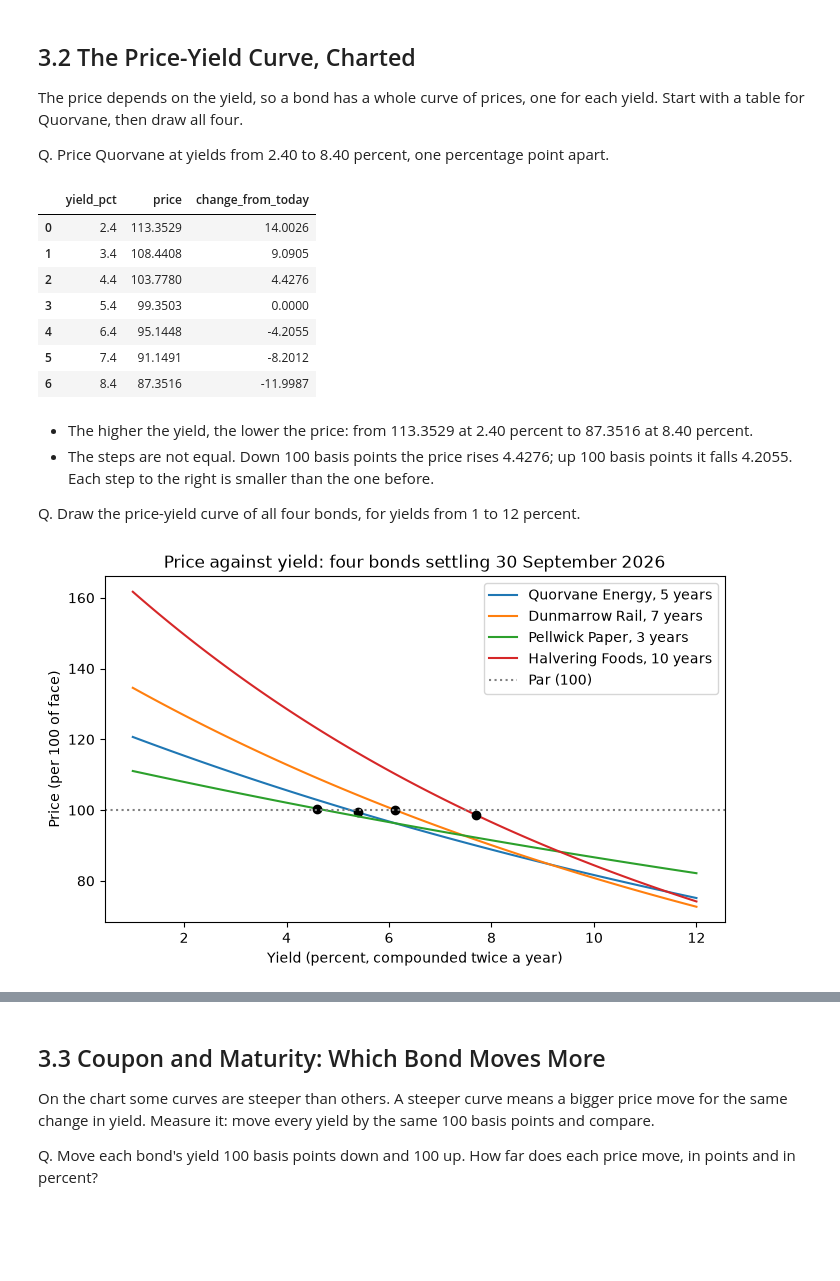
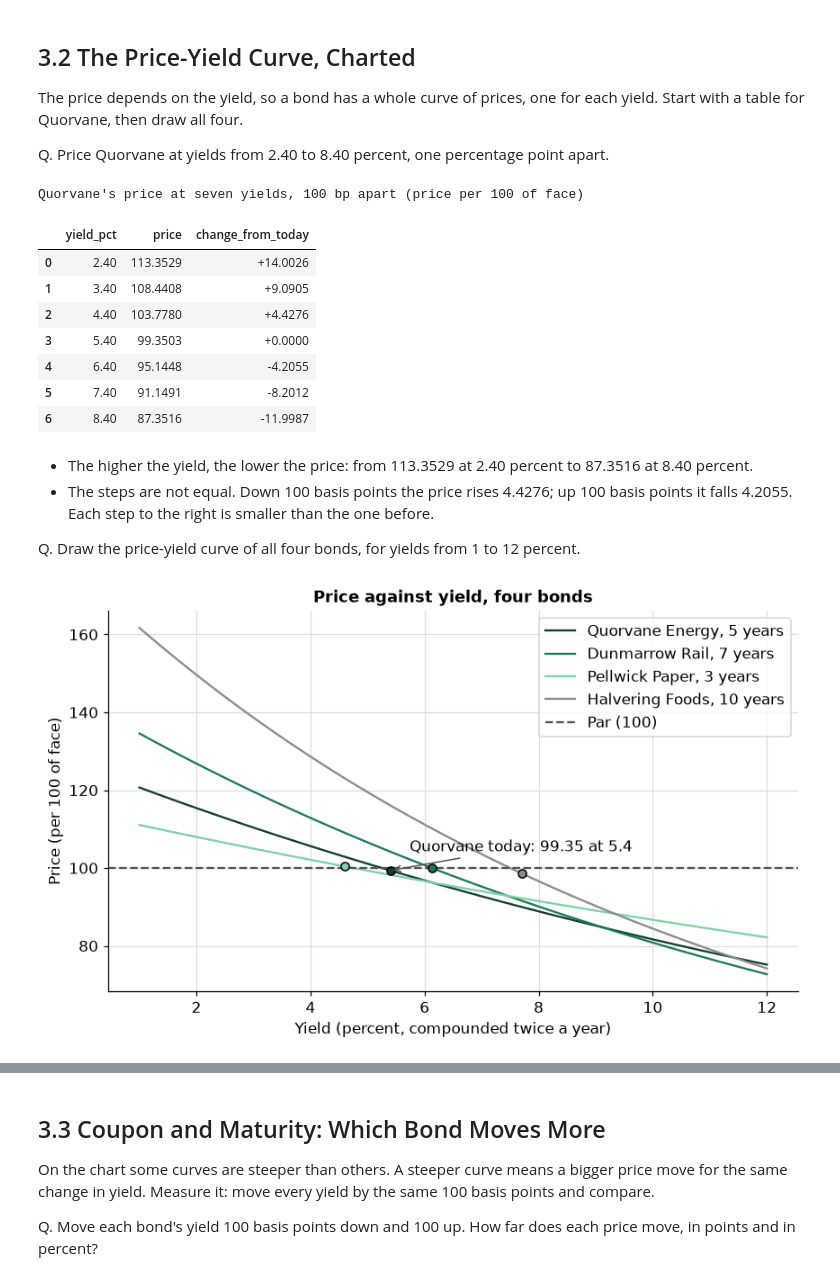
Before and after one commit to lenamonj/python-fixed-income, a Jupyter notebook: course2_bond_math/week1/day3/03_the_price_yield_relationship.ipynb, the cells around one changed output, grey strips where cells are left out. Drawn from its saved outputs; the diff is of its cells as text; code cells hidden in the pictures; blank space fills up the shorter version.

```diff
--- a/course2_bond_math/week1/day3/03_the_price_yield_relationship.ipynb
+++ b/course2_bond_math/week1/day3/03_the_price_yield_relationship.ipynb
@@ -70,6 +71,23 @@ import urllib.request
 from pathlib import Path
 
 import pandas as pd
+
+# the course's chart style, set once here so every chart in the notebook looks the same
+import matplotlib.pyplot as plt
+
+plt.rcParams.update({
+    "figure.figsize": (9, 5),          # width and height of a chart, in inches
+    "figure.dpi": 110,                 # sharpness on screen
+    "font.size": 11,
+    "axes.titlesize": 12,
+    "axes.titleweight": "bold",
+    # the course greens, then a grey, for the first four lines or bars of a chart
+    "axes.prop_cycle": plt.cycler(color=["#123d2f", "#1c7a57", "#7fd1a8", "#8c8c8c"]),
+    "axes.grid": True,                 # light gridlines, as in an Excel chart
+    "grid.color": "#dddddd",
+    "axes.spines.top": False,          # no box line above or to the right of the plot
+    "axes.spines.right": False,
+})
 
 # pytest runs the tests. A Colab runtime may not have it.
 try:
@@ -483,16 +532,22 @@ grid["price"] = [bondmath.price_from_yield(quorvane["coupon_pct"], y, quorvane["
 
 # the move from today's price, in points per 100 of face
 grid["change_from_today"] = grid["price"] - quorvane["price"]
-grid.round(4)
+
+(grid.style
+    .format({"yield_pct": "{:.2f}", "price": "{:.4f}", "change_from_today": "{:+.4f}"})
+    .highlight_max(subset=["price"], color="#bfe8d2")
+    .highlight_min(subset=["price"], color="#f3d9a4")
+    .set_caption("Quorvane's price at seven yields, 100 bp apart (price per 100 of face)"))
 # %% [output]
+Quorvane's price at seven yields, 100 bp apart (price per 100 of face)
 |  | yield_pct | price | change_from_today |
-| 0 | 2.4 | 113.3529 | 14.0026 |
-| 1 | 3.4 | 108.4408 | 9.0905 |
-| 2 | 4.4 | 103.7780 | 4.4276 |
-| 3 | 5.4 | 99.3503 | 0.0000 |
-| 4 | 6.4 | 95.1448 | -4.2055 |
-| 5 | 7.4 | 91.1491 | -8.2012 |
-| 6 | 8.4 | 87.3516 | -11.9987 |
+| 0 | 2.40 | 113.3529 | +14.0026 |
+| 1 | 3.40 | 108.4408 | +9.0905 |
+| 2 | 4.40 | 103.7780 | +4.4276 |
+| 3 | 5.40 | 99.3503 | +0.0000 |
+| 4 | 6.40 | 95.1448 | -4.2055 |
+| 5 | 7.40 | 91.1491 | -8.2012 |
+| 6 | 8.40 | 87.3516 | -11.9987 |
 # %% [markdown]
 * The higher the yield, the lower the price: from 113.3529 at 2.40 percent to 87.3516 at 8.40 percent.
 * The steps are not equal. Down 100 basis points the price rises 4.4276; up 100 basis points it falls 4.2055. Each step to the right is smaller than the one before.
@@ -500,26 +555,29 @@ grid.round(4)
 Q. Draw the price-yield curve of all four bonds, for yields from 1 to 12 percent.
 # %%
 import numpy as np
-import matplotlib.pyplot as plt
 
-# 111 yields from 1 to 12 percent, 0.1 apart
+# np.linspace(1, 12, 111) makes 111 evenly spaced yields from 1 to 12 percent, 0.1 apart
 yield_axis = np.linspace(1, 12, 111)
 
-fig, ax = plt.subplots(figsize=(8, 4.5))
+fig, ax = plt.subplots()
 for bond in bonds.itertuples():
     # the bond's price at every yield on the axis
     curve = [bondmath.price_from_yield(bond.coupon_pct, y, bond.years) for y in yield_axis]
-    ax.plot(yield_axis, curve, label=f"{bond.issuer}, {bond.years} years")
-    # a black dot where the bond is today: its own yield and price
-    ax.plot(bond.yield_pct, bond.price, marker="o", color="black")
+    line, = ax.plot(yield_axis, curve, label=f"{bond.issuer}, {bond.years} years")
+    # a dot in the line's colour where the bond is today: its own yield and price
+    ax.scatter([bond.yield_pct], [bond.price], color=line.get_color(), edgecolor="black", zorder=3)
 
-# par, as a dotted line
-ax.axhline(100, color="grey", linestyle=":", label="Par (100)")
-ax.set_title("Price against yield: four bonds settling 30 September 2026")
+# par, as a dashed line
+ax.axhline(100, color="#555555", linestyle="--", label="Par (100)")
+# name the point the next paragraphs refer to
+quorvane_row = bonds.iloc[0]
+ax.annotate(f"Quorvane today: {quorvane_row['price']:.2f} at {quorvane_row['yield_pct']:g}", (quorvane_row["yield_pct"], quorvane_row["price"]),
+            textcoords="offset points", xytext=(14, 14), arrowprops={"arrowstyle": "->", "color": "#555555"})
+ax.set_title("Price against yield, four bonds")
 ax.set_xlabel("Yield (percent, compounded twice a year)")
 ax.set_ylabel("Price (per 100 of face)")
 ax.legend()
 plt.show()
 # %% [output]
-[figure, old version]
+[figure, new version]
 # %% [markdown]
```
Also changed, not shown: parts of 33 cells of this notebook, 2 other files.
